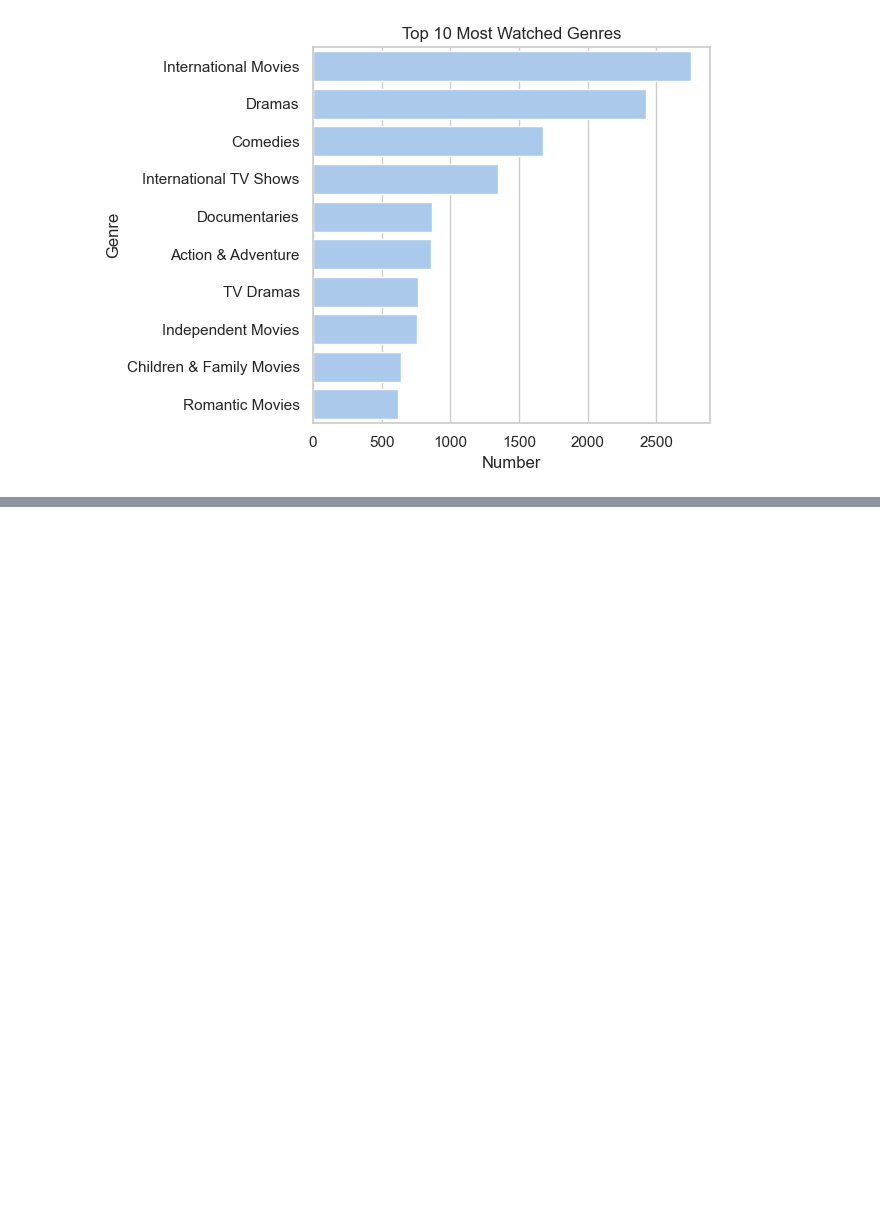
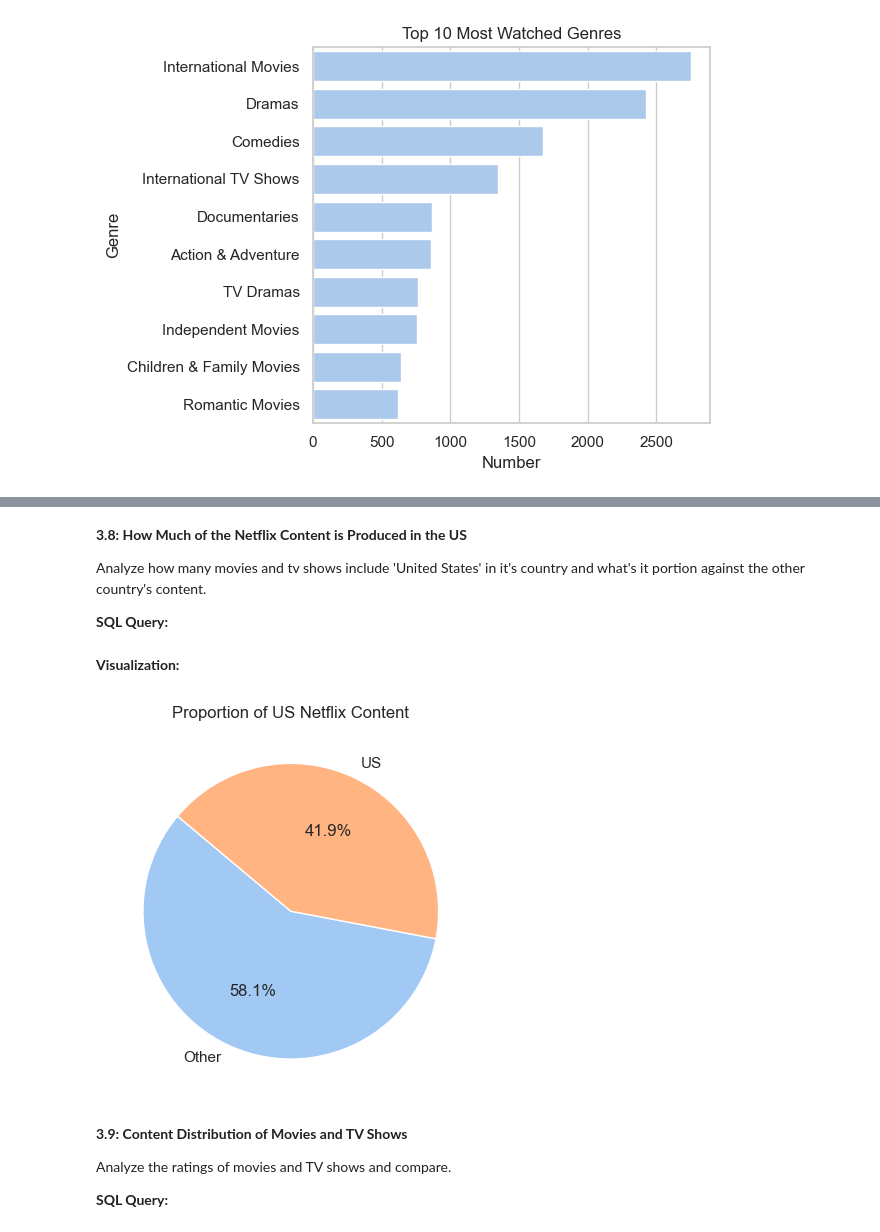
Before and after one commit to sudeirmaak/Netflix-EDA-Project, a Jupyter notebook: notebook/main.ipynb, the cells around one changed output, grey strips where cells are left out. Cells and saved outputs as stored; diff of their text form; code cells hidden in the pictures; blank space fills up the shorter version.

```diff
--- a/notebook/main.ipynb
+++ b/notebook/main.ipynb
@@ -237,0 +371,34 @@ plt.show()
+# %% [markdown]
+**3.8: How Much of the Netflix Content is Produced in the US**
+
+Analyze how many movies and tv shows include 'United States' in it's country and what's it portion against the other country's content.
+
+**SQL Query:**
+# %%
+query = '''
+SELECT
+    CASE
+        WHEN country LIKE '%United States%' THEN 'US'
+        ELSE 'Other'
+    END AS origin_type,
+    COUNT(*) as count
+FROM netflix
+GROUP BY origin_type
+'''
+
+df_origin = pd.read_sql(query, conn)
+# %% [markdown]
+**Visualization:**
+# %%
+plt.pie(df_origin['count'], labels=df_origin['origin_type'], autopct='%1.1f%%', startangle=140)
+plt.title('Proportion of US Netflix Content')
+plt.savefig('../visuals/original_content.png')
+plt.show()
+# %% [output]
+[figure, added]
+# %% [markdown]
+**3.9: Content Distribution of Movies and TV Shows**
+
+Analyze the ratings of movies and TV shows and compare.
+
+**SQL Query:**
```
Also changed, not shown: parts of 28 cells of this notebook, 6 other files.
